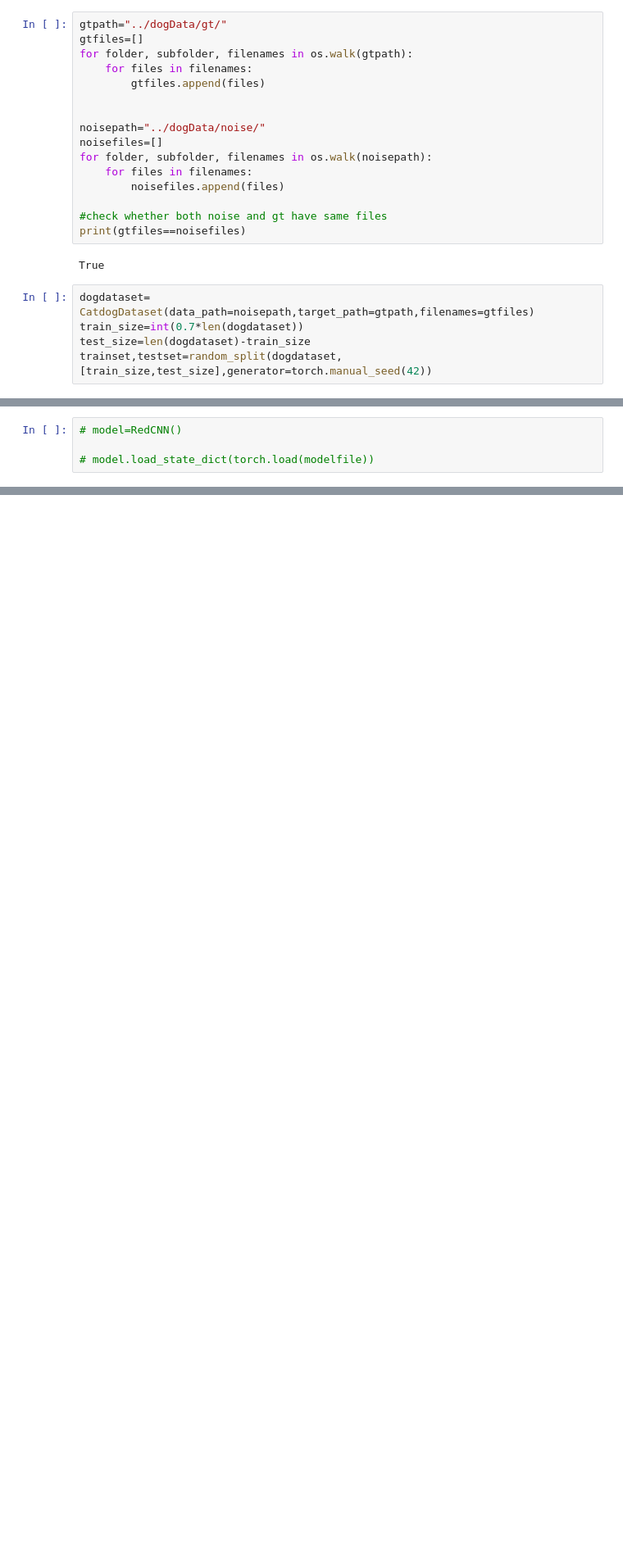
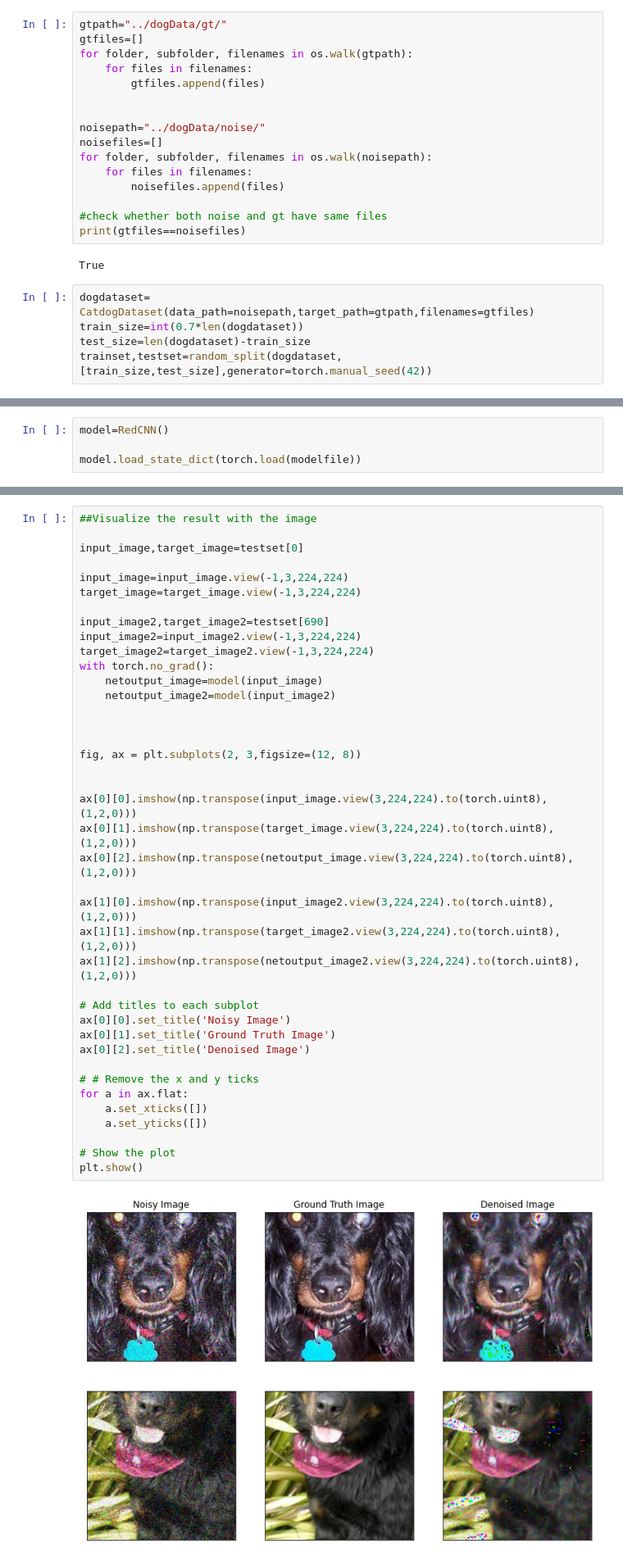
Before and after one commit to rk299792/Denoiser, a Jupyter notebook: train_on_dog_init_by_cat_wts.ipynb, the cells around one changed output, grey strips where cells are left out. Shown at 82% size. Drawn from its saved outputs; the diff is of its cells as text; blank space fills up the shorter version.

```diff
--- a/train_on_dog_init_by_cat_wts.ipynb
+++ b/train_on_dog_init_by_cat_wts.ipynb
@@ -142,4 +109,4 @@ torch.save(model_dog.state_dict(),modelfile)
 # %%
-# model=RedCNN()
+model=RedCNN()
 
-# model.load_state_dict(torch.load(modelfile))
+model.load_state_dict(torch.load(modelfile))
@@ -155,0 +131,42 @@ torch.save(model_dog.state_dict(),modelfile)
+# %%
+##Visualize the result with the image
+
+input_image,target_image=testset[0]
+
+input_image=input_image.view(-1,3,224,224)
+target_image=target_image.view(-1,3,224,224)
+
+input_image2,target_image2=testset[690]
+input_image2=input_image2.view(-1,3,224,224)
+target_image2=target_image2.view(-1,3,224,224)
+with torch.no_grad():
+    netoutput_image=model(input_image)
+    netoutput_image2=model(input_image2)
+
+
+
+fig, ax = plt.subplots(2, 3,figsize=(12, 8))
+
+
+ax[0][0].imshow(np.transpose(input_image.view(3,224,224).to(torch.uint8),(1,2,0)))
+ax[0][1].imshow(np.transpose(target_image.view(3,224,224).to(torch.uint8),(1,2,0)))
+ax[0][2].imshow(np.transpose(netoutput_image.view(3,224,224).to(torch.uint8),(1,2,0)))
+
+ax[1][0].imshow(np.transpose(input_image2.view(3,224,224).to(torch.uint8),(1,2,0)))
+ax[1][1].imshow(np.transpose(target_image2.view(3,224,224).to(torch.uint8),(1,2,0)))
+ax[1][2].imshow(np.transpose(netoutput_image2.view(3,224,224).to(torch.uint8),(1,2,0)))
+
+# Add titles to each subplot
+ax[0][0].set_title('Noisy Image')
+ax[0][1].set_title('Ground Truth Image')
+ax[0][2].set_title('Denoised Image')
+
+# # Remove the x and y ticks
+for a in ax.flat:
+    a.set_xticks([])
+    a.set_yticks([])
+
+# Show the plot
+plt.show()
+# %% [output]
+[figure, added]
```
Also changed, not shown: parts of 6 cells of this notebook, 6 other files.
